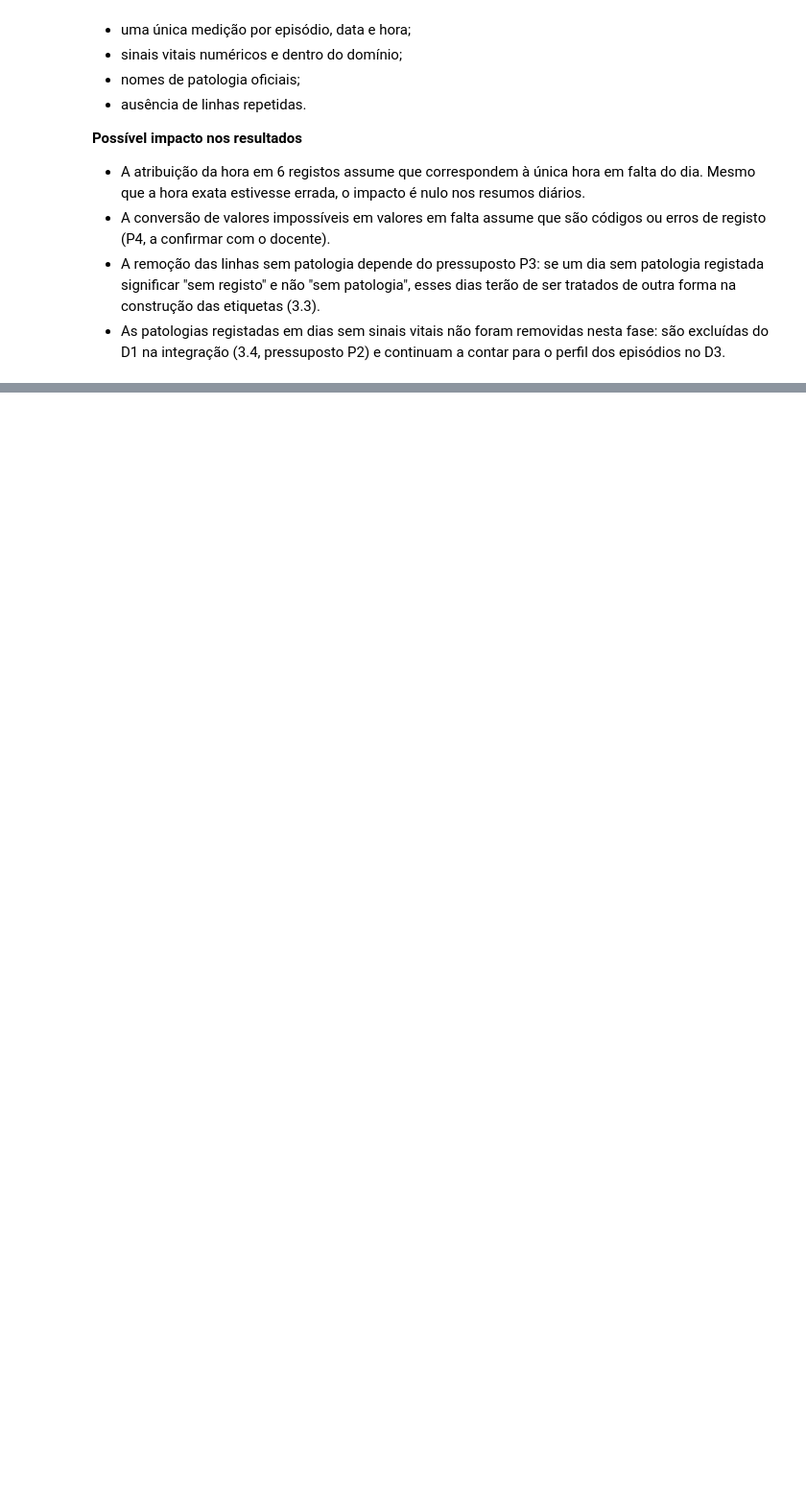
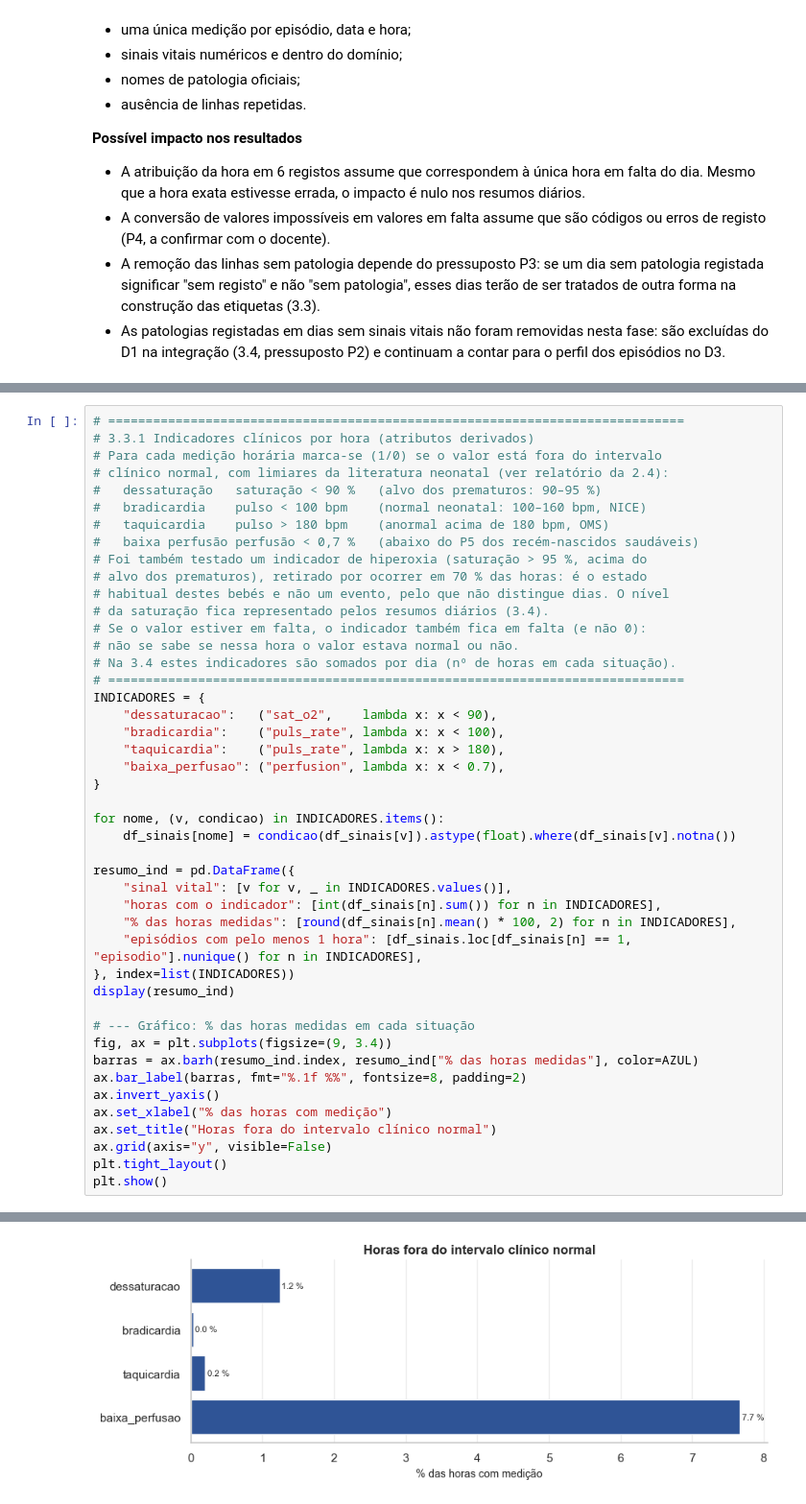
Before and after one commit to goncalorg10/aase-neonatal, a Jupyter notebook: 02_data_preparation.ipynb, the cells around one changed output, grey strips where cells are left out. Shown at 96% size. Cells and saved outputs as stored; diff of their text form; blank space fills up the shorter version.

```diff
--- a/02_data_preparation.ipynb
+++ b/02_data_preparation.ipynb
@@ -852,0 +864,46 @@ Depois da limpeza, as tabelas cumprem todas as regras de qualidade verificadas:
+# %%
+# =============================================================================
+# 3.3.1 Indicadores clínicos por hora (atributos derivados)
+# Para cada medição horária marca-se (1/0) se o valor está fora do intervalo
+# clínico normal, com limiares da literatura neonatal (ver relatório da 2.4):
+#   dessaturação   saturação < 90 %   (alvo dos prematuros: 90–95 %)
+#   bradicardia    pulso < 100 bpm    (normal neonatal: 100–160 bpm, NICE)
+#   taquicardia    pulso > 180 bpm    (anormal acima de 180 bpm, OMS)
+#   baixa perfusão perfusão < 0,7 %   (abaixo do P5 dos recém-nascidos saudáveis)
+# Foi também testado um indicador de hiperoxia (saturação > 95 %, acima do
+# alvo dos prematuros), retirado por ocorrer em 70 % das horas: é o estado
+# habitual destes bebés e não um evento, pelo que não distingue dias. O nível
+# da saturação fica representado pelos resumos diários (3.4).
+# Se o valor estiver em falta, o indicador também fica em falta (e não 0):
+# não se sabe se nessa hora o valor estava normal ou não.
+# Na 3.4 estes indicadores são somados por dia (nº de horas em cada situação).
+# =============================================================================
+INDICADORES = {
+    "dessaturacao":   ("sat_o2",    lambda x: x < 90),
+    "bradicardia":    ("puls_rate", lambda x: x < 100),
+    "taquicardia":    ("puls_rate", lambda x: x > 180),
+    "baixa_perfusao": ("perfusion", lambda x: x < 0.7),
+}
+
+for nome, (v, condicao) in INDICADORES.items():
+    df_sinais[nome] = condicao(df_sinais[v]).astype(float).where(df_sinais[v].notna())
+
+resumo_ind = pd.DataFrame({
+    "sinal vital": [v for v, _ in INDICADORES.values()],
+    "horas com o indicador": [int(df_sinais[n].sum()) for n in INDICADORES],
+    "% das horas medidas": [round(df_sinais[n].mean() * 100, 2) for n in INDICADORES],
+    "episódios com pelo menos 1 hora": [df_sinais.loc[df_sinais[n] == 1, "episodio"].nunique() for n in INDICADORES],
+}, index=list(INDICADORES))
+display(resumo_ind)
+
+# --- Gráfico: % das horas medidas em cada situação
+fig, ax = plt.subplots(figsize=(9, 3.4))
+barras = ax.barh(resumo_ind.index, resumo_ind["% das horas medidas"], color=AZUL)
+ax.bar_label(barras, fmt="%.1f %%", fontsize=8, padding=2)
+ax.invert_yaxis()
+ax.set_xlabel("% das horas com medição")
+ax.set_title("Horas fora do intervalo clínico normal")
+ax.grid(axis="y", visible=False)
+plt.tight_layout()
+plt.show()
+# %% [output]
@@ -852,0 +915 @@ Depois da limpeza, as tabelas cumprem todas as regras de qualidade verificadas:
+[figure, added]
```
Also changed, not shown: parts of 22 cells of this notebook, 6 other files.
